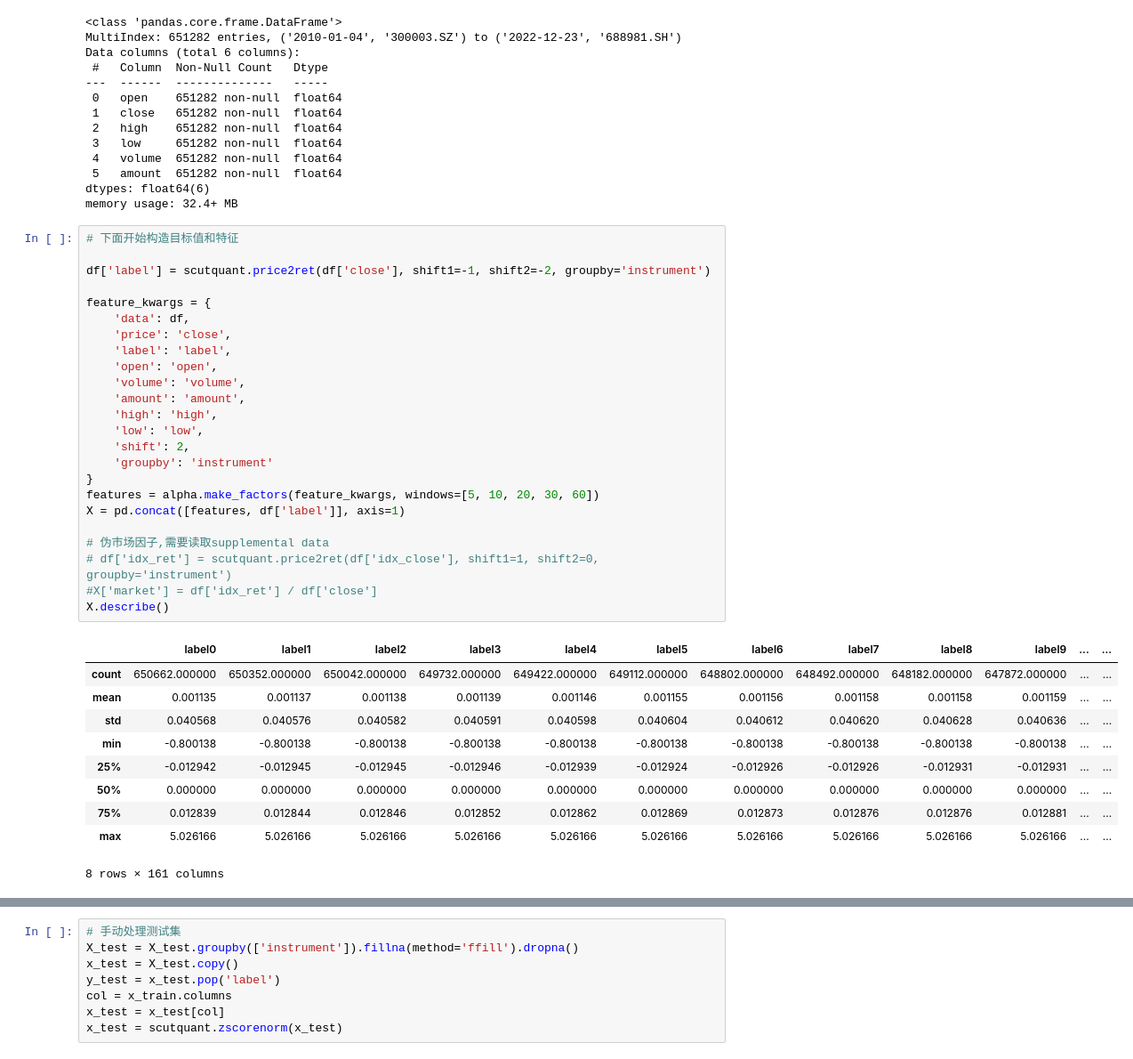
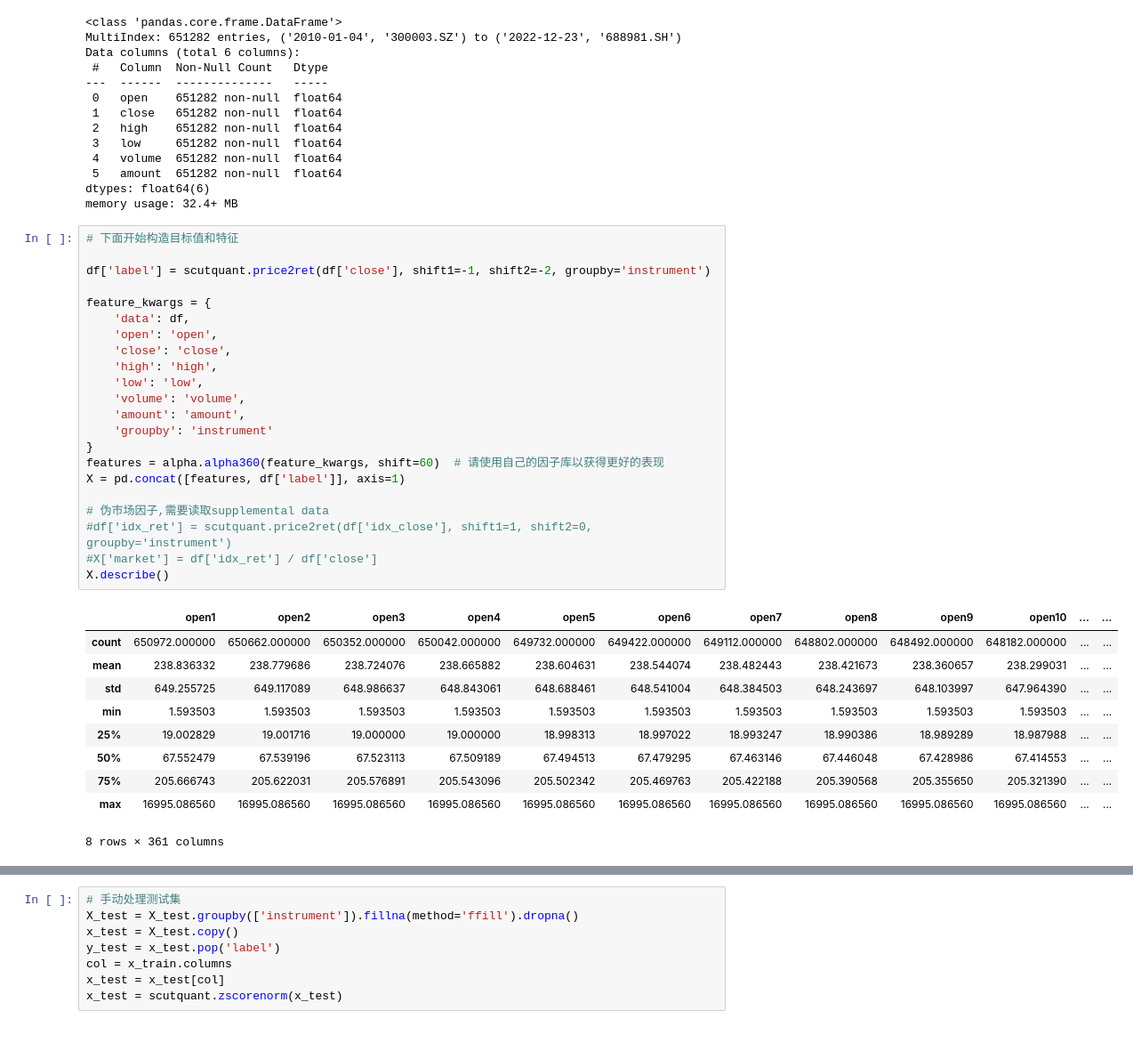
Before and after one commit to HaoningChen/scutquant, a Jupyter notebook: 实践案例/tutorial.ipynb, the cells around one changed output, grey strips where cells are left out. Shown at 89% size. Cells and saved outputs as stored; diff of their text form.

```diff
--- a/实践案例/tutorial.ipynb
+++ b/实践案例/tutorial.ipynb
@@ -60,38 +59,36 @@ memory usage: 32.4+ MB
 # %%
 # 下面开始构造目标值和特征
 
 df['label'] = scutquant.price2ret(df['close'], shift1=-1, shift2=-2, groupby='instrument')
 
 feature_kwargs = {
     'data': df,
-    'price': 'close',
-    'label': 'label',
     'open': 'open',
+    'close': 'close',
+    'high': 'high',
+    'low': 'low',
     'volume': 'volume',
     'amount': 'amount',
-    'high': 'high',
-    'low': 'low',
-    'shift': 2,
     'groupby': 'instrument'
 }
-features = alpha.make_factors(feature_kwargs, windows=[5, 10, 20, 30, 60])
+features = alpha.alpha360(feature_kwargs, shift=60)  # 请使用自己的因子库以获得更好的表现
 X = pd.concat([features, df['label']], axis=1)
 
 # 伪市场因子,需要读取supplemental data
-# df['idx_ret'] = scutquant.price2ret(df['idx_close'], shift1=1, shift2=0, groupby='instrument')
+#df['idx_ret'] = scutquant.price2ret(df['idx_close'], shift1=1, shift2=0, groupby='instrument')
 #X['market'] = df['idx_ret'] / df['close']
 X.describe()
 # %% [output]
-|  | label0 | label1 | label2 | label3 | label4 | label5 | label6 | label7 | label8 | label9 | ... | ... |
-| count | 650662.000000 | 650352.000000 | 650042.000000 | 649732.000000 | 649422.000000 | 649112.000000 | 648802.000000 | 648492.000000 | 648182.000000 | 647872.000000 | ... | ... |
-| mean | 0.001135 | 0.001137 | 0.001138 | 0.001139 | 0.001146 | 0.001155 | 0.001156 | 0.001158 | 0.001158 | 0.001159 | ... | ... |
-| std | 0.040568 | 0.040576 | 0.040582 | 0.040591 | 0.040598 | 0.040604 | 0.040612 | 0.040620 | 0.040628 | 0.040636 | ... | ... |
-| min | -0.800138 | -0.800138 | -0.800138 | -0.800138 | -0.800138 | -0.800138 | -0.800138 | -0.800138 | -0.800138 | -0.800138 | ... | ... |
-| 25% | -0.012942 | -0.012945 | -0.012945 | -0.012946 | -0.012939 | -0.012924 | -0.012926 | -0.012926 | -0.012931 | -0.012931 | ... | ... |
-| 50% | 0.000000 | 0.000000 | 0.000000 | 0.000000 | 0.000000 | 0.000000 | 0.000000 | 0.000000 | 0.000000 | 0.000000 | ... | ... |
-| 75% | 0.012839 | 0.012844 | 0.012846 | 0.012852 | 0.012862 | 0.012869 | 0.012873 | 0.012876 | 0.012876 | 0.012881 | ... | ... |
-| max | 5.026166 | 5.026166 | 5.026166 | 5.026166 | 5.026166 | 5.026166 | 5.026166 | 5.026166 | 5.026166 | 5.026166 | ... | ... |
+|  | open1 | open2 | open3 | open4 | open5 | open6 | open7 | open8 | open9 | open10 | ... | ... |
+| count | 650972.000000 | 650662.000000 | 650352.000000 | 650042.000000 | 649732.000000 | 649422.000000 | 649112.000000 | 648802.000000 | 648492.000000 | 648182.000000 | ... | ... |
+| mean | 238.836332 | 238.779686 | 238.724076 | 238.665882 | 238.604631 | 238.544074 | 238.482443 | 238.421673 | 238.360657 | 238.299031 | ... | ... |
+| std | 649.255725 | 649.117089 | 648.986637 | 648.843061 | 648.688461 | 648.541004 | 648.384503 | 648.243697 | 648.103997 | 647.964390 | ... | ... |
+| min | 1.593503 | 1.593503 | 1.593503 | 1.593503 | 1.593503 | 1.593503 | 1.593503 | 1.593503 | 1.593503 | 1.593503 | ... | ... |
+| 25% | 19.002829 | 19.001716 | 19.000000 | 19.000000 | 18.998313 | 18.997022 | 18.993247 | 18.990386 | 18.989289 | 18.987988 | ... | ... |
+| 50% | 67.552479 | 67.539196 | 67.523113 | 67.509189 | 67.494513 | 67.479295 | 67.463146 | 67.446048 | 67.428986 | 67.414553 | ... | ... |
+| 75% | 205.666743 | 205.622031 | 205.576891 | 205.543096 | 205.502342 | 205.469763 | 205.422188 | 205.390568 | 205.355650 | 205.321390 | ... | ... |
+| max | 16995.086560 | 16995.086560 | 16995.086560 | 16995.086560 | 16995.086560 | 16995.086560 | 16995.086560 | 16995.086560 | 16995.086560 | 16995.086560 | ... | ... |
-8 rows × 161 columns
+8 rows × 361 columns
 # %%
 # 先拆分出测试集，然后做特征工程、数据清洗，并根据mutual information score选择特征
 
```
Also changed, not shown: parts of 13 cells of this notebook.
